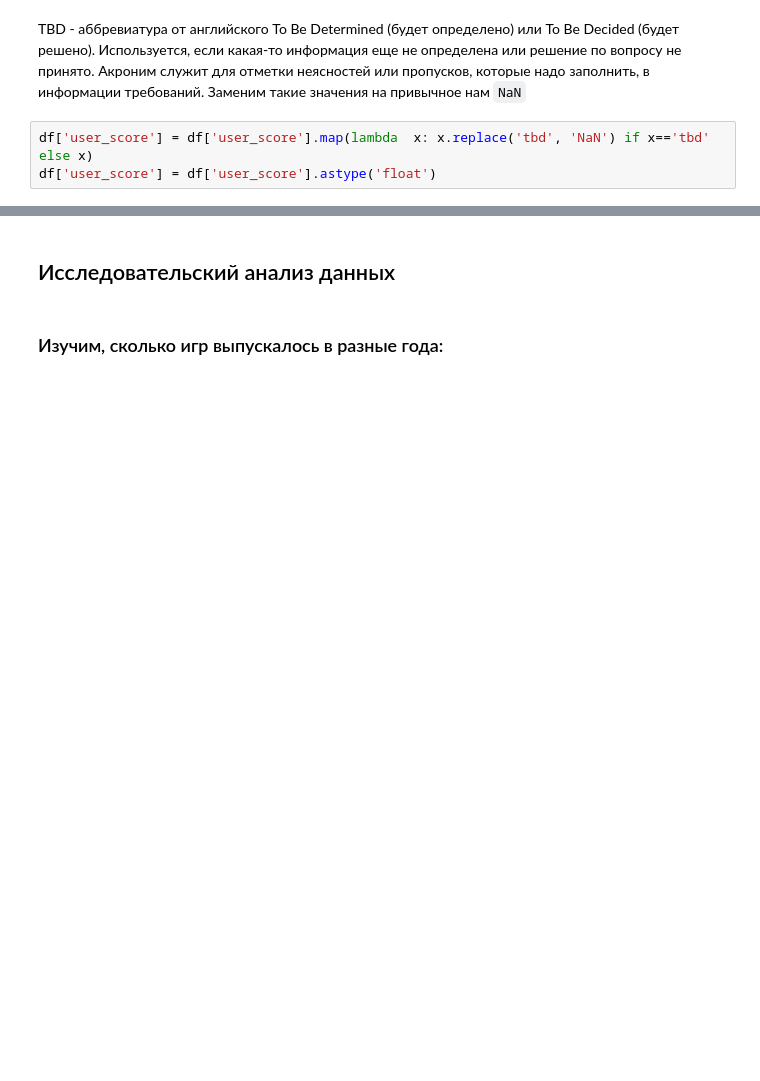
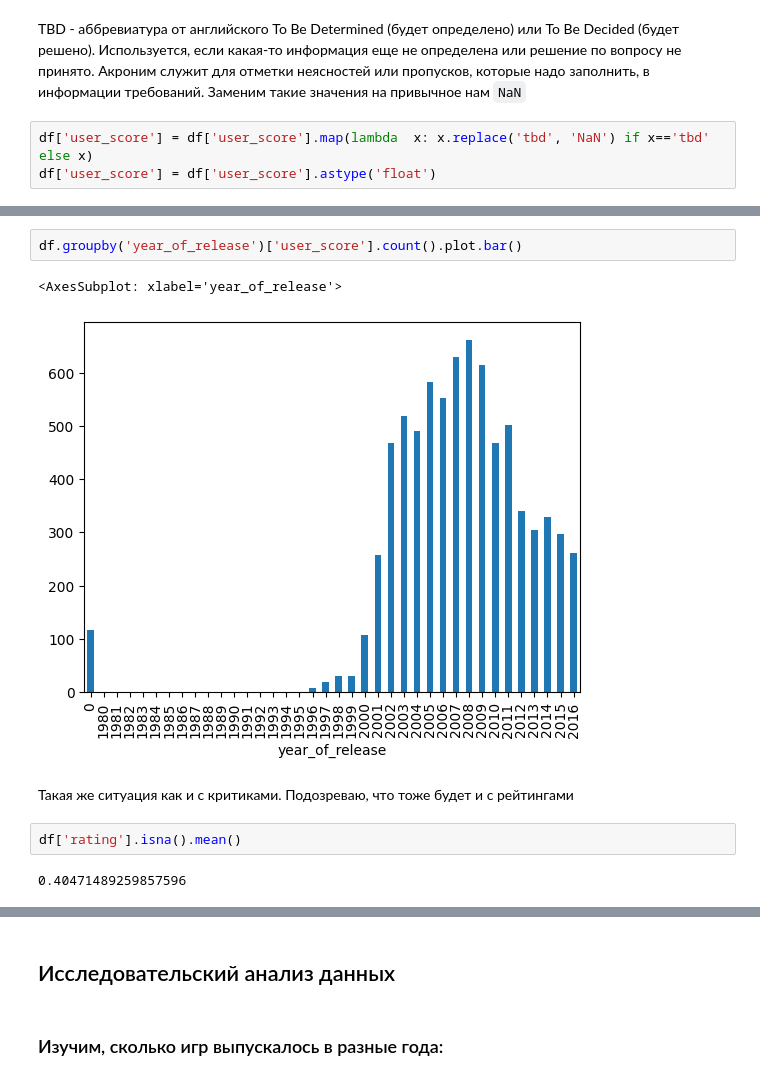
Before and after one commit to Shurick-G/practicum, a Jupyter notebook: prefab_project_1/prefab_project_1.ipynb, the cells around one changed output, grey strips where cells are left out. Drawn from its saved outputs; the diff is of its cells as text; blank space fills up the shorter version.

```diff
--- a/prefab_project_1/prefab_project_1.ipynb
+++ b/prefab_project_1/prefab_project_1.ipynb
@@ -244,0 +528,11 @@ df['user_score'] = df['user_score'].astype('float')
+# %%
+df.groupby('year_of_release')['user_score'].count().plot.bar()
+# %% [output]
+<AxesSubplot: xlabel='year_of_release'>
+[figure, added]
+# %% [markdown]
+Такая же ситуация как и с критиками. Подозреваю, что тоже будет и с рейтингами
+# %%
+df['rating'].isna().mean()
+# %% [output]
+0.40471489259857596
```
Also changed, not shown: parts of 76 cells of this notebook, 1 other file.
